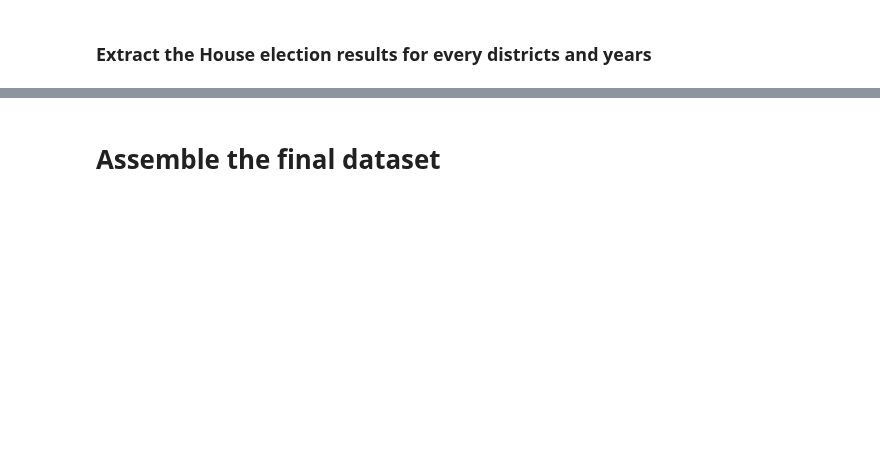
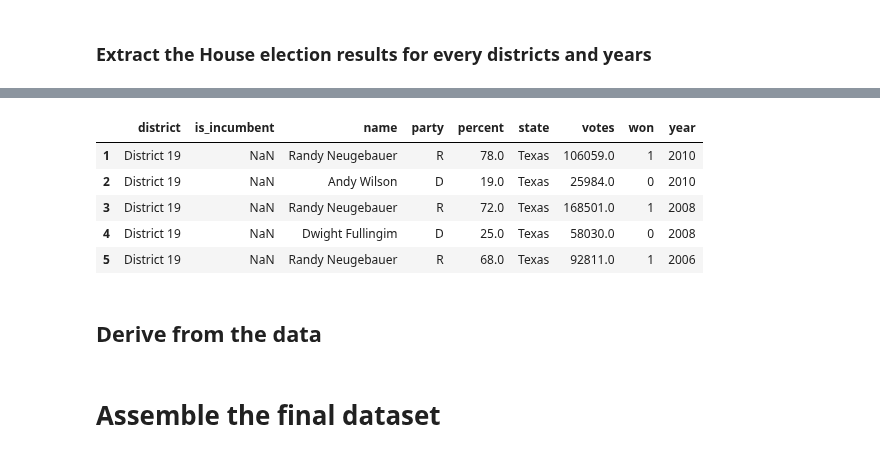
Before and after one commit to pmary/harvard_E-109A_final, a Jupyter notebook: crawler.ipynb, the cells around one changed output, grey strips where cells are left out. Saved outputs shown, nothing was run; the diff lists cells and outputs as text; code cells hidden in the pictures; blank space fills up the shorter version.

Commit message:
Merge data sources

```diff
--- a/crawler.ipynb
+++ b/crawler.ipynb
@@ -881,2 +862,17 @@ display(ballo_test_df)
+# %%
+ballo_df = pd.read_csv('data/ballotpedia/ballo_results.csv', index_col=0)
+wikipedia_df = pd.read_csv('data/wikipedia/house_results.csv', index_col=0)
+
+merged_df =  pd.concat([wikipedia_df.loc[wikipedia_df['year'] < 2012], ballo_df])
+display(merged_df.head())
+# %% [output]
+|  | district | is_incumbent | name | party | percent | state | votes | won | year |
+| 1 | District 19 | NaN | Randy Neugebauer | R | 78.0 | Texas | 106059.0 | 1 | 2010 |
+| 2 | District 19 | NaN | Andy Wilson | D | 19.0 | Texas | 25984.0 | 0 | 2010 |
+| 3 | District 19 | NaN | Randy Neugebauer | R | 72.0 | Texas | 168501.0 | 1 | 2008 |
+| 4 | District 19 | NaN | Dwight Fullingim | D | 25.0 | Texas | 58030.0 | 0 | 2008 |
+| 5 | District 19 | NaN | Randy Neugebauer | R | 68.0 | Texas | 92811.0 | 1 | 2006 |
+# %% [markdown]
+## Derive from the data
 # %% [markdown]
 # Assemble the final dataset
```
Also changed, not shown: parts of 7 cells of this notebook.
